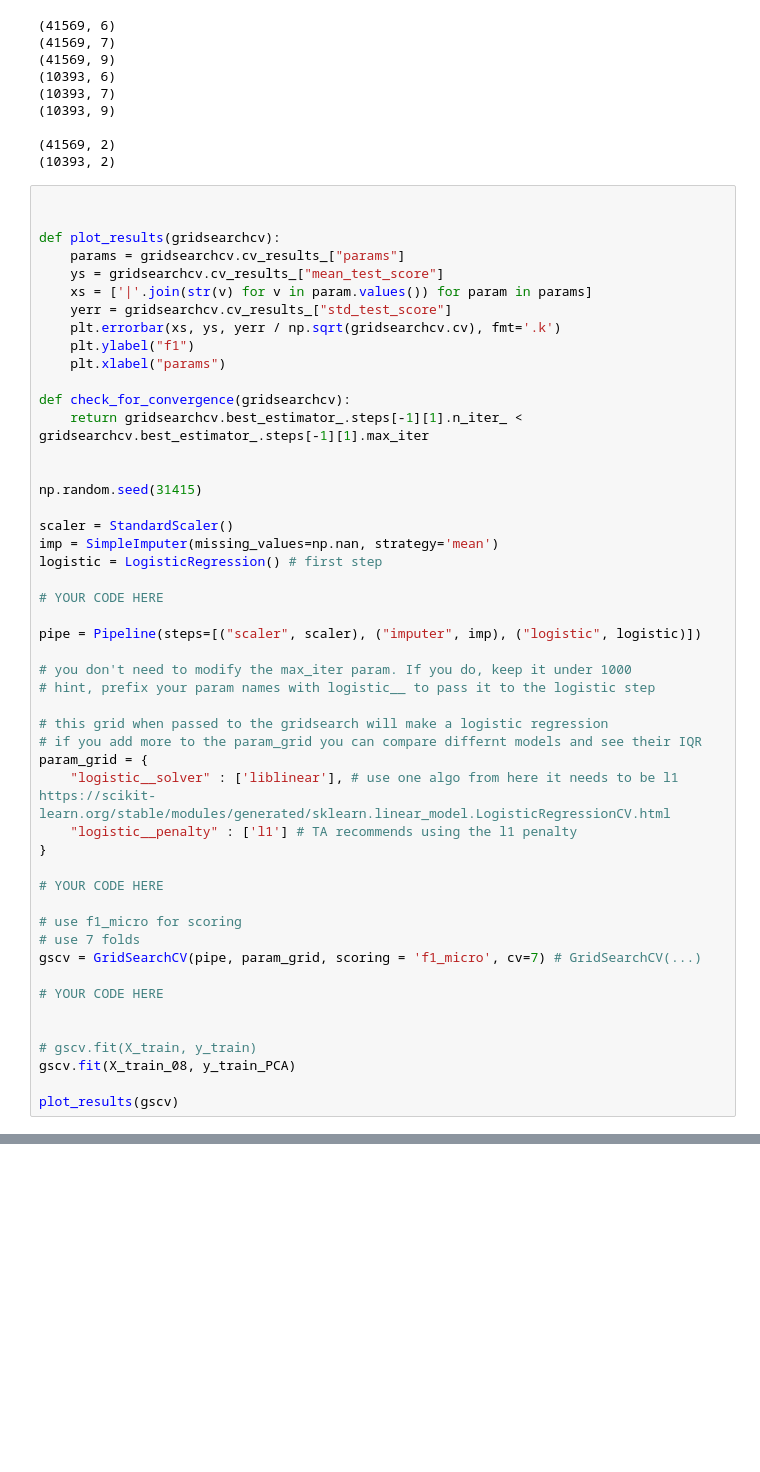
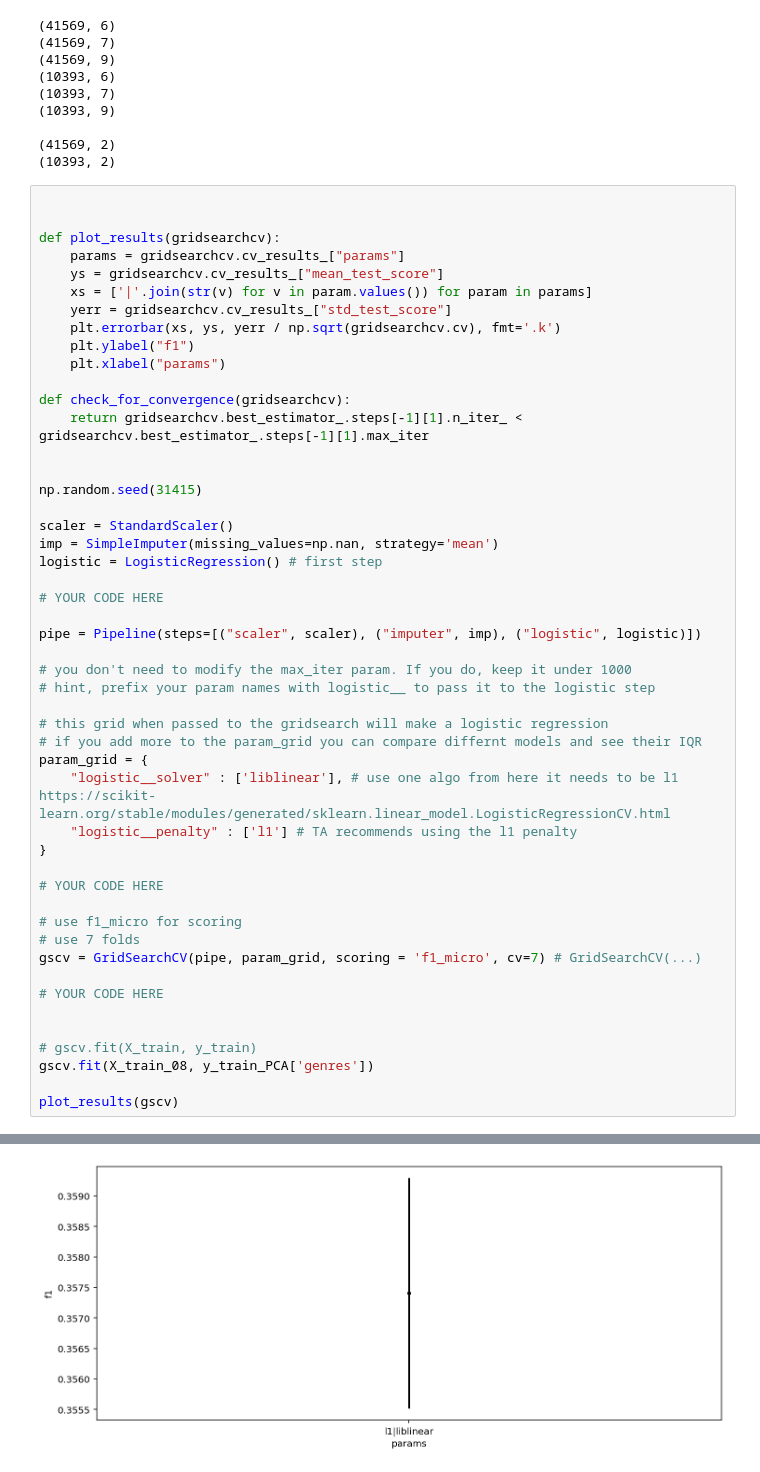
Before and after one commit to COGS118A/Group010-Sp22, a Jupyter notebook: PCA_Results/LogRegression.ipynb, the cells around one changed output, grey strips where cells are left out. Drawn from its saved outputs; the diff is of its cells as text; blank space fills up the shorter version.

```diff
--- a/PCA_Results/LogRegression.ipynb
+++ b/PCA_Results/LogRegression.ipynb
@@ -239,7 +239,7 @@ gscv = GridSearchCV(pipe, param_grid, scoring = 'f1_micro', cv=7) # GridSearchCV
 
 
 # gscv.fit(X_train, y_train)
-gscv.fit(X_train_08, y_train_PCA)
+gscv.fit(X_train_08, y_train_PCA['genres'])
 
 plot_results(gscv)
 # %% [output]
@@ -246,0 +246 @@ TypeError: '<' not supported between instances of 'str' and 'int'
+[figure, added]
```
Also changed, not shown: parts of 5 cells of this notebook.
